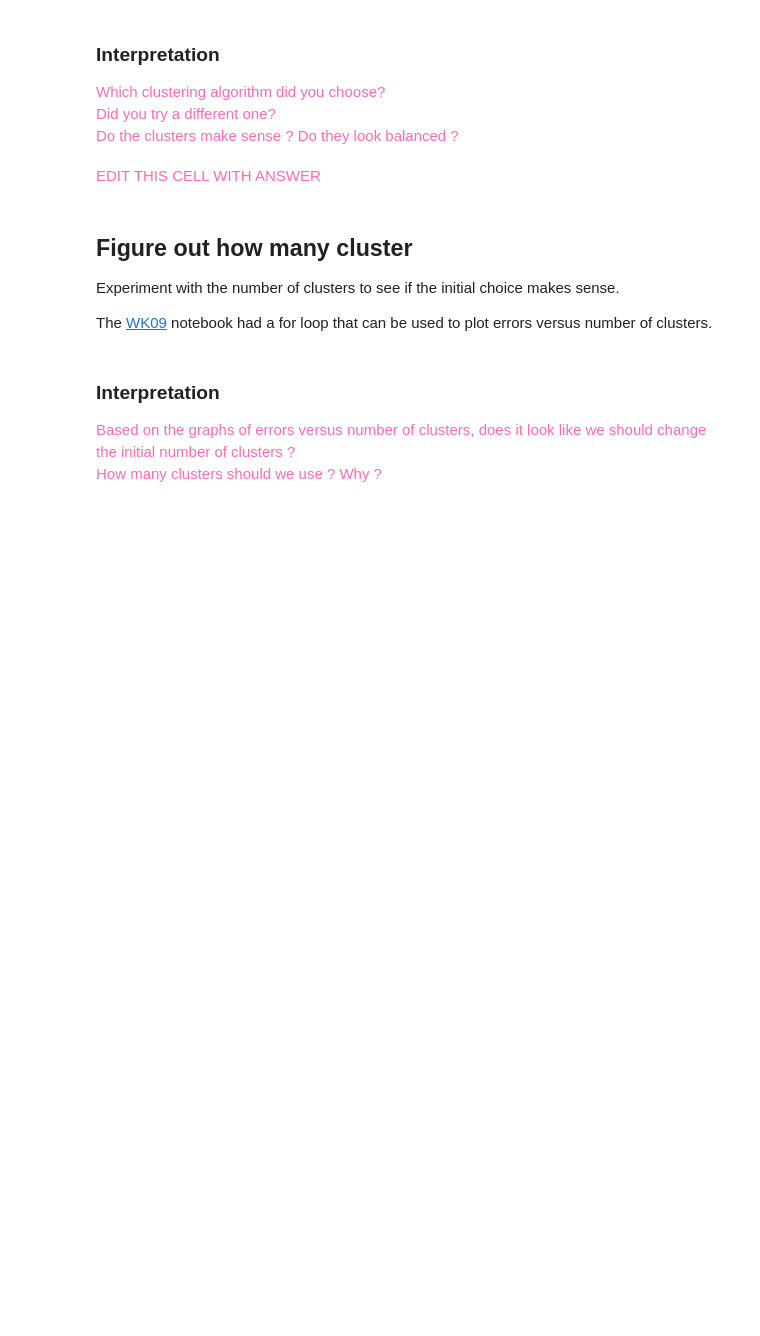
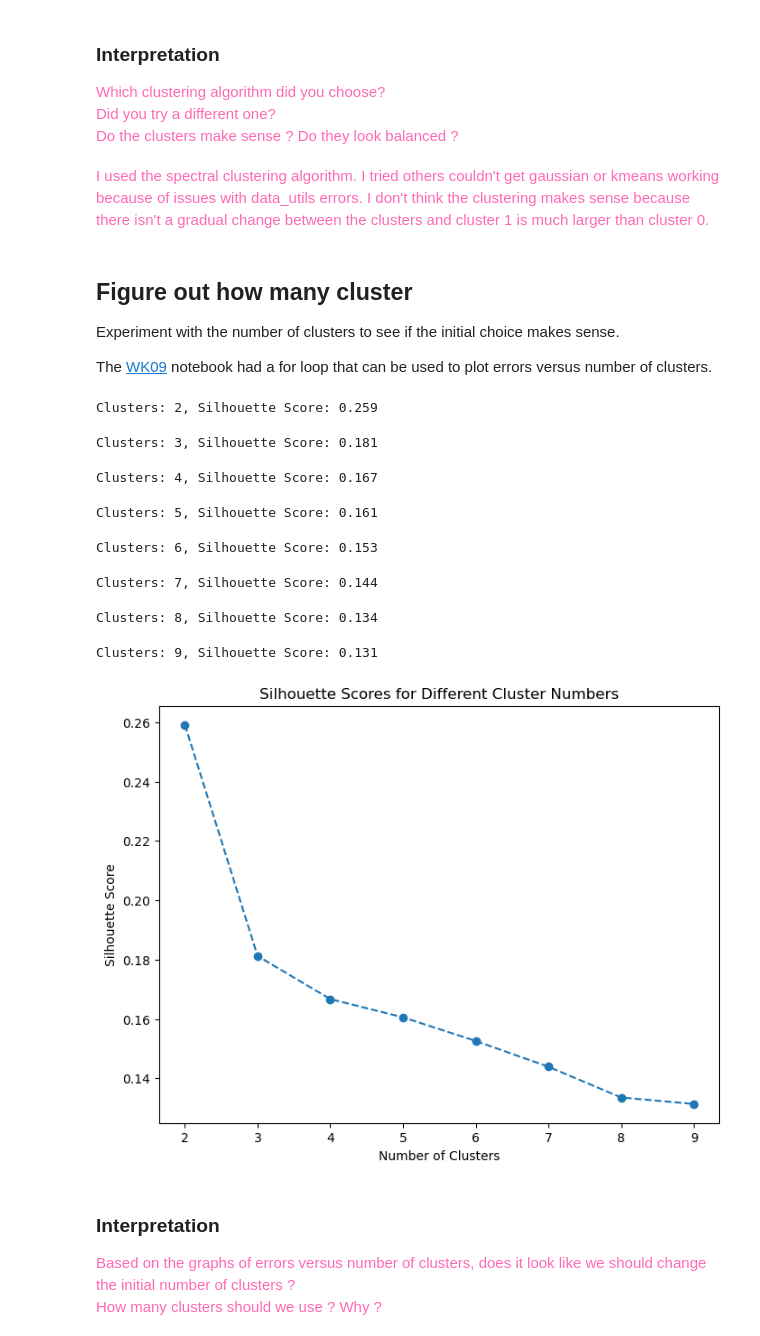
Before and after one commit to DM-GY-9103/HW09, a Jupyter notebook: HW09.ipynb, the cells around one changed output. Saved outputs shown, nothing was run; the diff lists cells and outputs as text; code cells hidden in the pictures; blank space fills up the shorter version.

```diff
--- a/HW09.ipynb
+++ b/HW09.ipynb
@@ -90,8 +146,8 @@ Which clustering algorithm did you choose?<br>
 Did you try a different one?<br>
 Do the clusters make sense ? Do they look balanced ?
 </span>
-# %% [markdown]
-<span style="color:hotpink;">EDIT THIS CELL WITH ANSWER</span>
+# %% [markdown]
+<span style="color:hotpink;">I used the spectral clustering algorithm. I tried others couldn't get gaussian or kmeans working because of issues with data_utils errors. I don't think the clustering makes sense because there isn't a gradual change between the clusters and cluster 1 is much larger than cluster 0.</span>
 # %% [markdown]
 ## Figure out how many cluster
 
@@ -103,3 +157,40 @@ The [WK09](https://github.com/DM-GY-9103-2024F-H/WK09) notebook had a for loop t
+# %%
+## Plot errors and pick how many cluster
+from sklearn.metrics import silhouette_score
+
+# Define range of clusters to test
+num_clusters = list(range(2, 10))
+
+# Collect Silhouette scores
+silhouette_scores = []
+
+# Loop through cluster numbers
+for n in num_clusters:
+    sc_model = SpectralClustering(n_clusters=n, assign_labels="kmeans", random_state=42)
+    cluster_labels = sc_model.fit_predict(ansur_features)
+
+    # Calculate silhouette score
+    score = silhouette_score(ansur_features, cluster_labels)
+    silhouette_scores.append(score)
+    print(f"Clusters: {n}, Silhouette Score: {score:.3f}")
+
+# Plot Silhouette Scores vs Number of Clusters
+plt.figure(figsize=(8, 6))
+plt.plot(num_clusters, silhouette_scores, marker='o', linestyle='--')
+plt.xlabel('Number of Clusters')
+plt.ylabel('Silhouette Score')
+plt.title('Silhouette Scores for Different Cluster Numbers')
+plt.show()
+# %% [output]
+Clusters: 2, Silhouette Score: 0.259
+Clusters: 3, Silhouette Score: 0.181
+Clusters: 4, Silhouette Score: 0.167
+Clusters: 5, Silhouette Score: 0.161
+Clusters: 6, Silhouette Score: 0.153
+Clusters: 7, Silhouette Score: 0.144
+Clusters: 8, Silhouette Score: 0.134
+Clusters: 9, Silhouette Score: 0.131
+[figure, added]
 # %% [markdown]
 ### Interpretation
 
```
Also changed, not shown: parts of 18 cells of this notebook, 1 other file.
